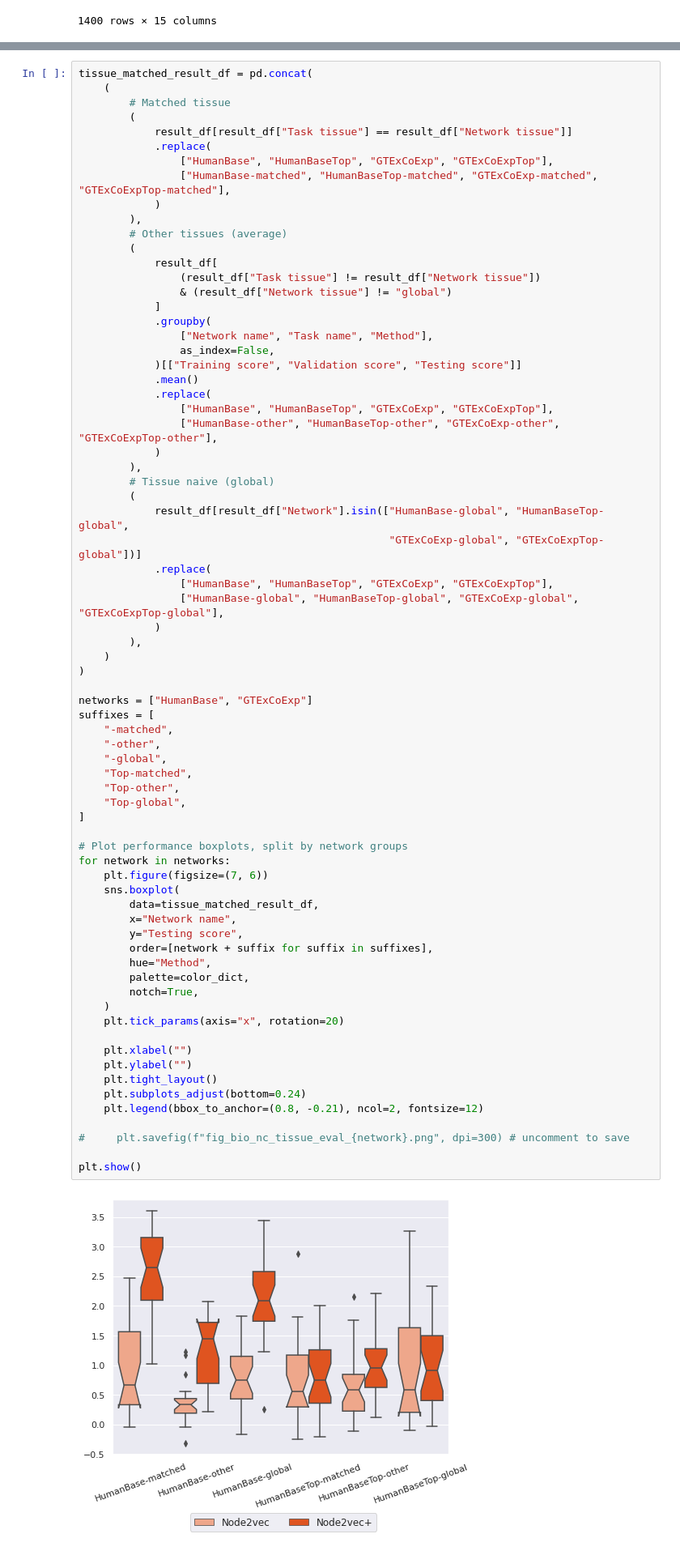
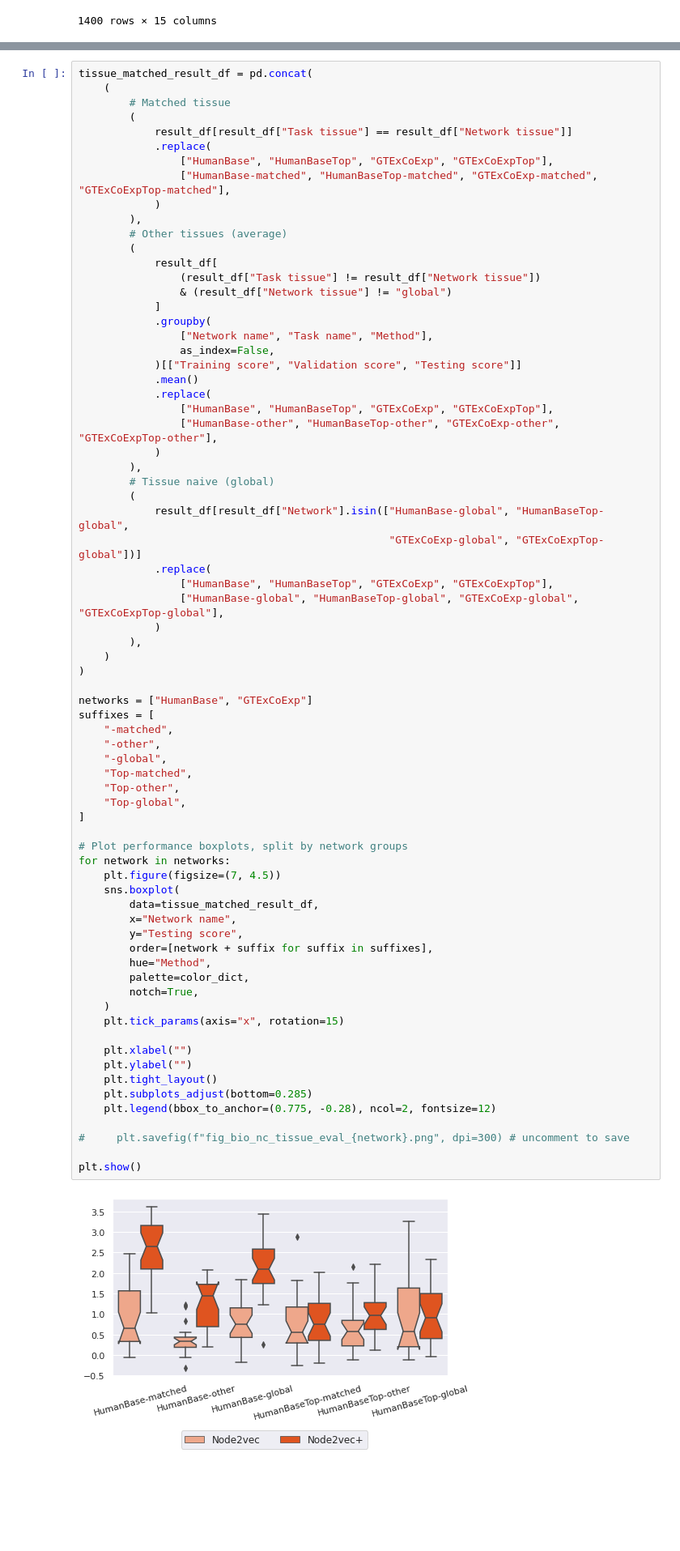
Before and after one commit to krishnanlab/node2vecplus_benchmarks, a Jupyter notebook: plot/tissue_gene_classification_plots.ipynb, the cells around one changed output, grey strips where cells are left out. Shown at 81% size. Cells and saved outputs as stored; diff of their text form; blank space fills up the shorter version.

Commit message:
Update figure sizes

```diff
--- a/plot/tissue_gene_classification_plots.ipynb
+++ b/plot/tissue_gene_classification_plots.ipynb
@@ -125,35 +125,35 @@ tissue_matched_result_df = pd.concat(
 networks = ["HumanBase", "GTExCoExp"]
 suffixes = [
     "-matched",
     "-other",
     "-global",
     "Top-matched",
     "Top-other",
     "Top-global",
 ]
 
 # Plot performance boxplots, split by network groups
 for network in networks:
-    plt.figure(figsize=(7, 6))
+    plt.figure(figsize=(7, 4.5))
     sns.boxplot(
         data=tissue_matched_result_df,
         x="Network name",
         y="Testing score",
         order=[network + suffix for suffix in suffixes],
         hue="Method",
         palette=color_dict,
         notch=True,
     )
-    plt.tick_params(axis="x", rotation=20)
+    plt.tick_params(axis="x", rotation=15)
 
     plt.xlabel("")
     plt.ylabel("")
     plt.tight_layout()
-    plt.subplots_adjust(bottom=0.24)
-    plt.legend(bbox_to_anchor=(0.8, -0.21), ncol=2, fontsize=12)
+    plt.subplots_adjust(bottom=0.285)
+    plt.legend(bbox_to_anchor=(0.775, -0.28), ncol=2, fontsize=12)
 
 #     plt.savefig(f"fig_bio_nc_tissue_eval_{network}.png", dpi=300) # uncomment to save
 
 plt.show()
 # %% [output]
-[figure, old version]
+[figure, new version]
```
Also changed, not shown: parts of 1 cell of this notebook.
